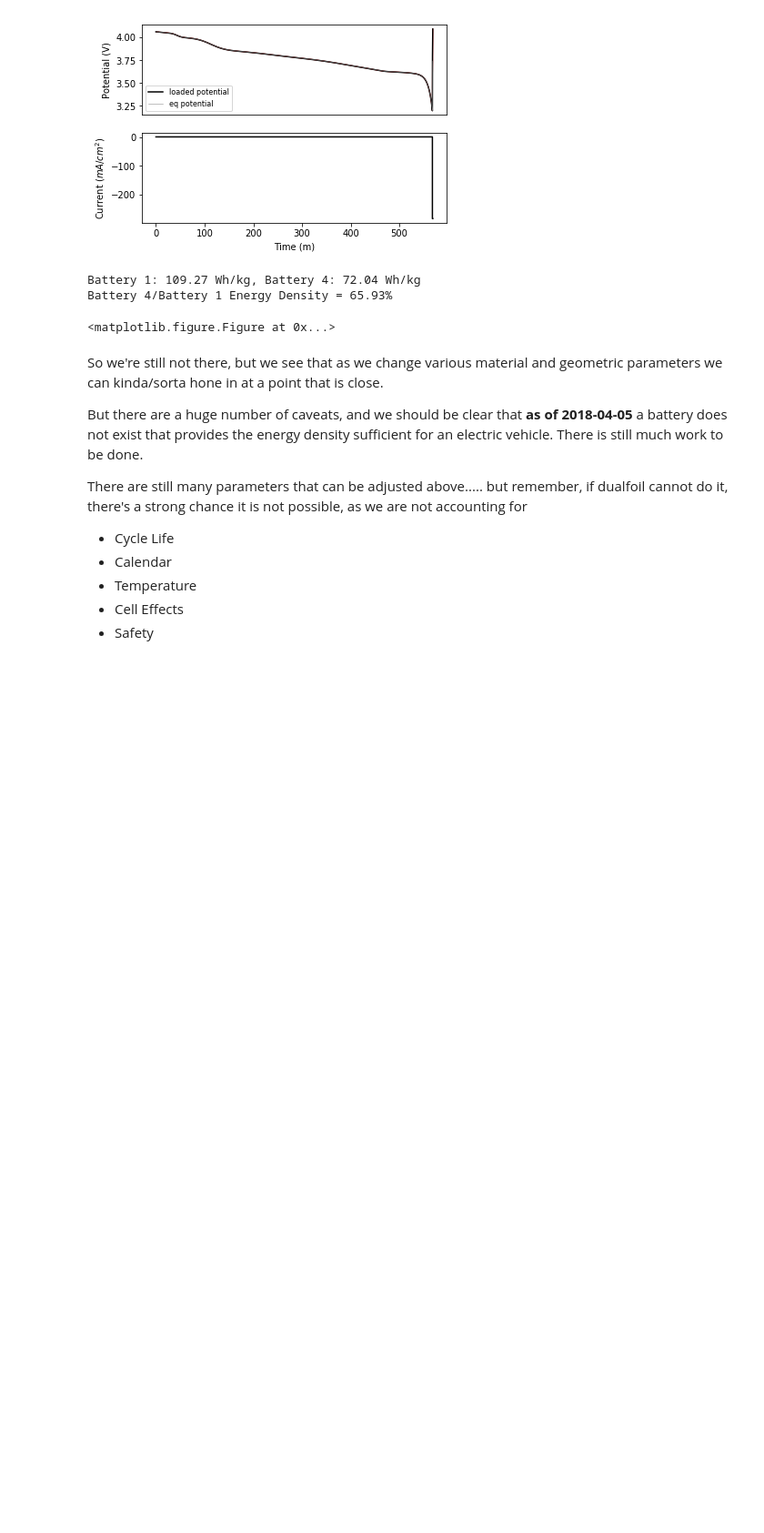
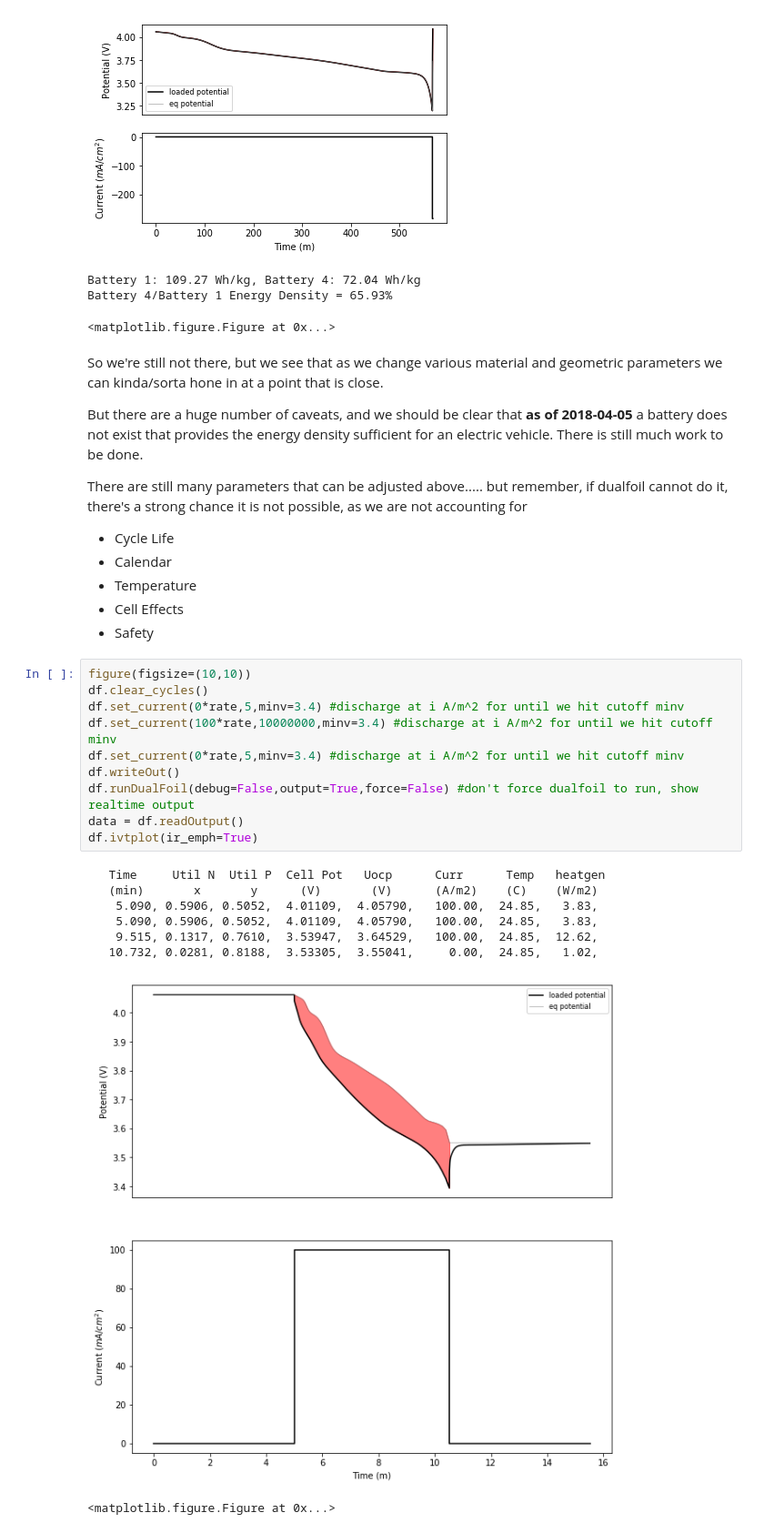
Before and after one commit to dansteingart/MAE_424_534_Spring_2018, a Jupyter notebook: notebooks/lecture_07_fast_charge_rate.ipynb, the cells around one changed output. Shown at 91% size. Saved outputs shown, nothing was run; the diff lists cells and outputs as text; blank space fills up the shorter version.

```diff
--- a/notebooks/lecture_07_fast_charge_rate.ipynb
+++ b/notebooks/lecture_07_fast_charge_rate.ipynb
@@ -249,3 +249,22 @@ There are still many parameters that can be adjusted above..... but remember, if
 - Temperature
 - Cell Effects
 - Safety
+# %%
+figure(figsize=(10,10))
+df.clear_cycles()
+df.set_current(0*rate,5,minv=3.4) #discharge at i A/m^2 for until we hit cutoff minv
+df.set_current(100*rate,10000000,minv=3.4) #discharge at i A/m^2 for until we hit cutoff minv
+df.set_current(0*rate,5,minv=3.4) #discharge at i A/m^2 for until we hit cutoff minv
+df.writeOut()
+df.runDualFoil(debug=False,output=True,force=False) #don't force dualfoil to run, show realtime output
+data = df.readOutput()
+df.ivtplot(ir_emph=True)
+# %% [output]
+   Time     Util N  Util P  Cell Pot   Uocp      Curr      Temp   heatgen
+   (min)       x       y      (V)       (V)      (A/m2)    (C)    (W/m2)
+    5.090, 0.5906, 0.5052,  4.01109,  4.05790,   100.00,  24.85,   3.83,
+    5.090, 0.5906, 0.5052,  4.01109,  4.05790,   100.00,  24.85,   3.83,
+    9.515, 0.1317, 0.7610,  3.53947,  3.64529,   100.00,  24.85,  12.62,
+   10.732, 0.0281, 0.8188,  3.53305,  3.55041,     0.00,  24.85,   1.02,
+[figure, added]
+<matplotlib.figure.Figure at 0x...>
```
Also changed, not shown: parts of 4 cells of this notebook, 3 other files.
